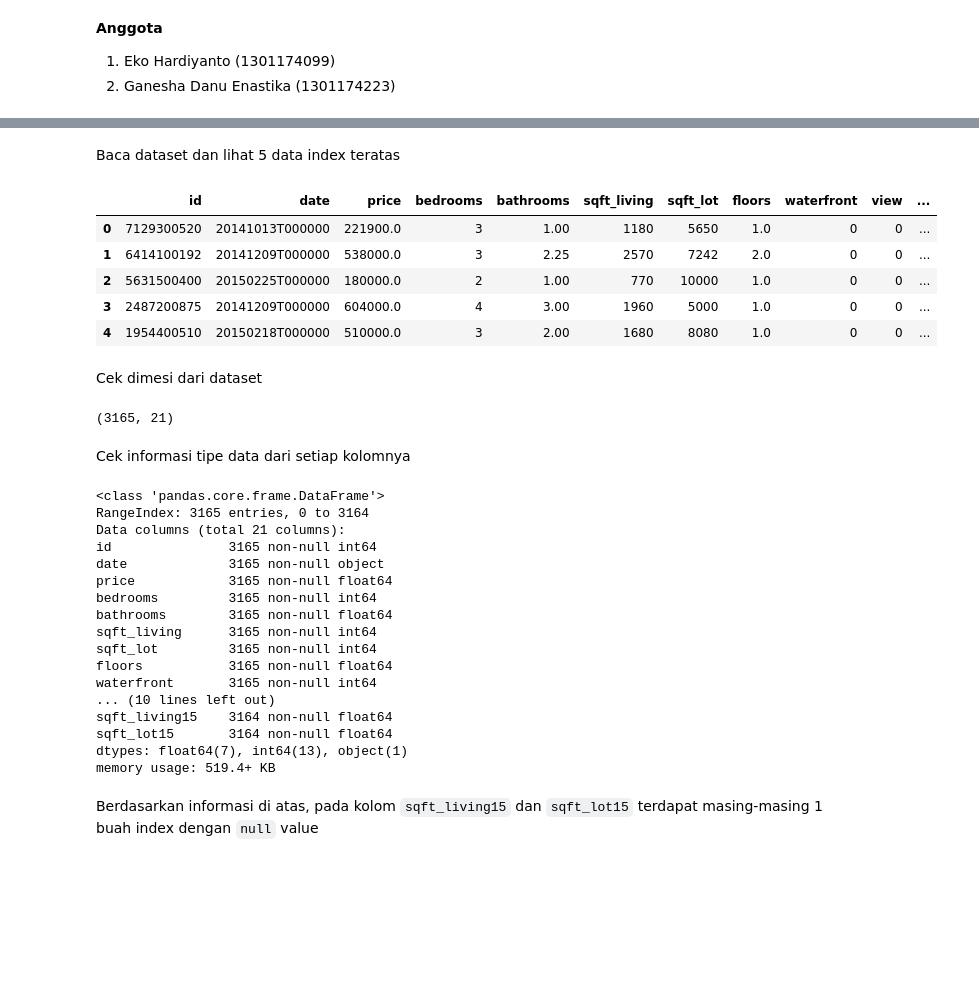
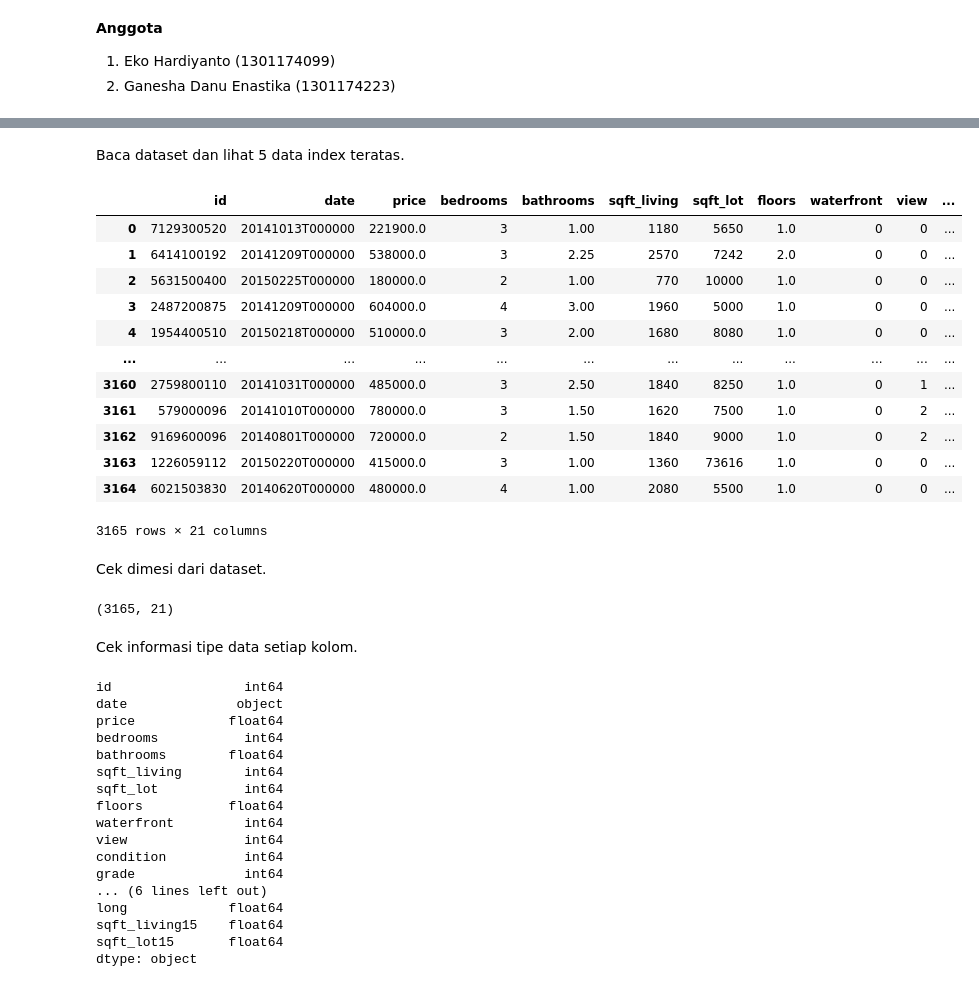
Before and after one commit to ehardi19/Final-Task-Machine-Learning, a Jupyter notebook: Tugas_1301174099_1301174223.ipynb, the cells around one changed output, grey strips where cells are left out. Drawn from its saved outputs; the diff is of its cells as text; code cells hidden in the pictures; blank space fills up the shorter version.

```diff
--- a/Tugas_1301174099_1301174223.ipynb
+++ b/Tugas_1301174099_1301174223.ipynb
@@ -33,42 +34,47 @@ kc_house_data.csv   100%[===================>] 360.00K  --.-KB/s    in 0.02s
 # %% [markdown]
-Baca dataset dan lihat 5 data index teratas
+Baca dataset dan lihat 5 data index teratas.
 # %%
 df = pd.read_csv('kc_house_data.csv')
-df.head()
+df
 # %% [output]
 |  | id | date | price | bedrooms | bathrooms | sqft_living | sqft_lot | floors | waterfront | view | ... |
 | 0 | 7129300520 | 20141013T000000 | 221900.0 | 3 | 1.00 | 1180 | 5650 | 1.0 | 0 | 0 | ... |
 | 1 | 6414100192 | 20141209T000000 | 538000.0 | 3 | 2.25 | 2570 | 7242 | 2.0 | 0 | 0 | ... |
 | 2 | 5631500400 | 20150225T000000 | 180000.0 | 2 | 1.00 | 770 | 10000 | 1.0 | 0 | 0 | ... |
 | 3 | 2487200875 | 20141209T000000 | 604000.0 | 4 | 3.00 | 1960 | 5000 | 1.0 | 0 | 0 | ... |
 | 4 | 1954400510 | 20150218T000000 | 510000.0 | 3 | 2.00 | 1680 | 8080 | 1.0 | 0 | 0 | ... |
+| ... | ... | ... | ... | ... | ... | ... | ... | ... | ... | ... | ... |
+| 3160 | 2759800110 | 20141031T000000 | 485000.0 | 3 | 2.50 | 1840 | 8250 | 1.0 | 0 | 1 | ... |
+| 3161 | 579000096 | 20141010T000000 | 780000.0 | 3 | 1.50 | 1620 | 7500 | 1.0 | 0 | 2 | ... |
+| 3162 | 9169600096 | 20140801T000000 | 720000.0 | 2 | 1.50 | 1840 | 9000 | 1.0 | 0 | 2 | ... |
+| 3163 | 1226059112 | 20150220T000000 | 415000.0 | 3 | 1.00 | 1360 | 73616 | 1.0 | 0 | 0 | ... |
+| 3164 | 6021503830 | 20140620T000000 | 480000.0 | 4 | 1.00 | 2080 | 5500 | 1.0 | 0 | 0 | ... |
+3165 rows × 21 columns
 # %% [markdown]
-Cek dimesi dari dataset
+Cek dimesi dari dataset.
 # %%
 df.shape
 # %% [output]
 (3165, 21)
 # %% [markdown]
-Cek informasi tipe data dari setiap kolomnya
+Cek informasi tipe data setiap kolom.
 # %%
-df.info()
+df.dtypes
 # %% [output]
-<class 'pandas.core.frame.DataFrame'>
-RangeIndex: 3165 entries, 0 to 3164
-Data columns (total 21 columns):
-id               3165 non-null int64
-date             3165 non-null object
-price            3165 non-null float64
-bedrooms         3165 non-null int64
-bathrooms        3165 non-null float64
-sqft_living      3165 non-null int64
-sqft_lot         3165 non-null int64
-floors           3165 non-null float64
-waterfront       3165 non-null int64
-... (10 lines left out)
-sqft_living15    3164 non-null float64
-sqft_lot15       3164 non-null float64
-dtypes: float64(7), int64(13), object(1)
-memory usage: 519.4+ KB
+id                 int64
+date              object
+price            float64
+bedrooms           int64
+bathrooms        float64
+sqft_living        int64
+sqft_lot           int64
+floors           float64
+waterfront         int64
+view               int64
+condition          int64
+grade              int64
+... (6 lines left out)
+long             float64
+sqft_living15    float64
+sqft_lot15       float64
+dtype: object
-# %% [markdown]
-Berdasarkan informasi di atas, pada kolom `sqft_living15` dan `sqft_lot15` terdapat masing-masing 1 buah index dengan `null` value
```
Also changed, not shown: parts of 39 cells of this notebook.
